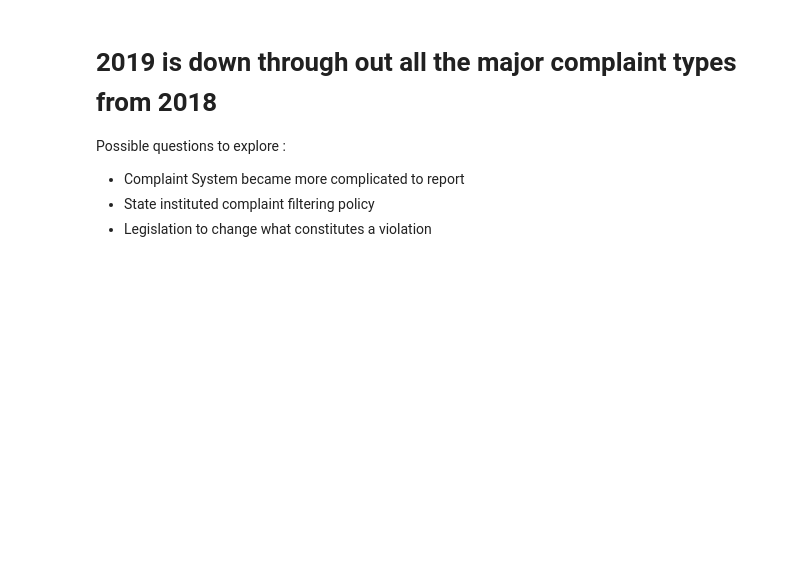
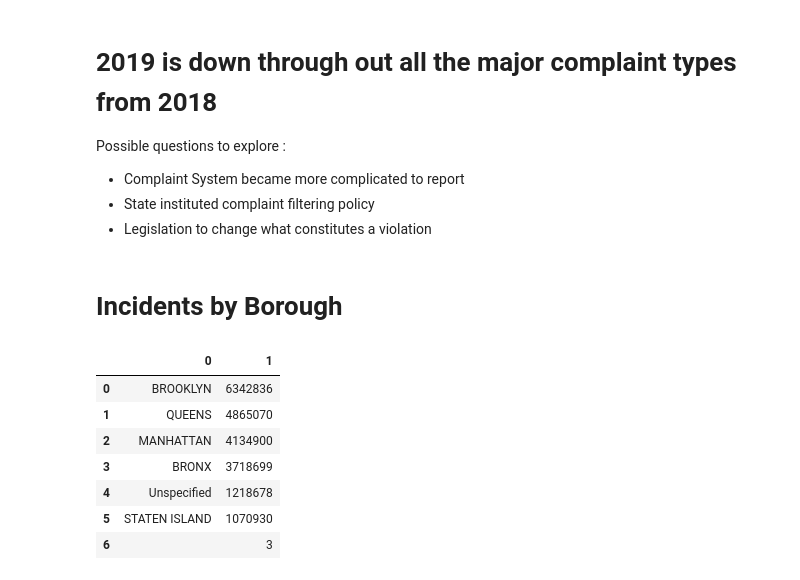
Before and after one commit to eric-freiling/new_york_311, a Jupyter notebook: Notebooks/EDA.ipynb, the cells around one changed output. Saved outputs shown, nothing was run; the diff lists cells and outputs as text; code cells hidden in the pictures; blank space fills up the shorter version.

```diff
--- a/Notebooks/EDA.ipynb
+++ b/Notebooks/EDA.ipynb
@@ -268,3 +277,28 @@ Possible questions to explore :
 - Complaint System became more complicated to report
 - State instituted complaint filtering policy
 - Legislation to change what constitutes a violation
+# %% [markdown]
+# Incidents by Borough
+# %%
+q = f'''
+SELECT
+  borough,
+  COUNT(*) AS count
+FROM
+  public.three_one_one
+GROUP BY
+  borough
+ORDER BY count DESC;'''
+
+borough_df = query_db(q)
+# %%
+borough_df
+# %% [output]
+|  | 0 | 1 |
+| 0 | BROOKLYN | 6342836 |
+| 1 | QUEENS | 4865070 |
+| 2 | MANHATTAN | 4134900 |
+| 3 | BRONX | 3718699 |
+| 4 | Unspecified | 1218678 |
+| 5 | STATEN ISLAND | 1070930 |
+| 6 |  | 3 |
```
Also changed, not shown: parts of 27 cells of this notebook.
